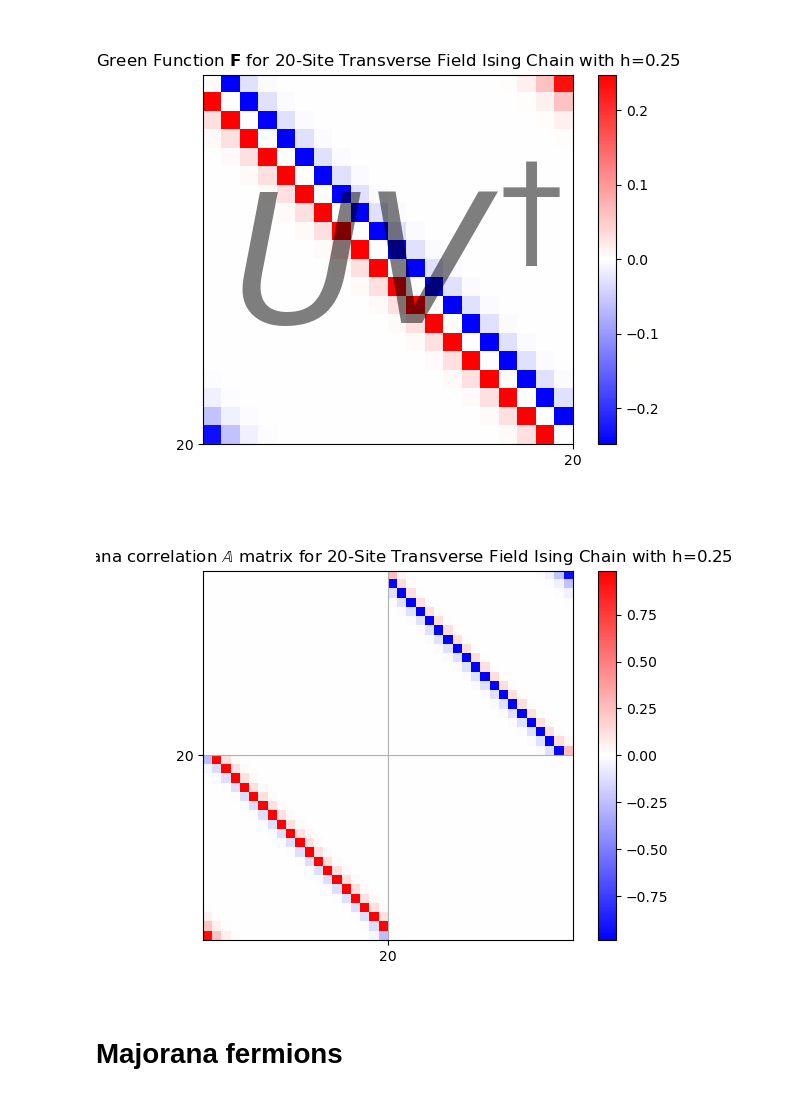
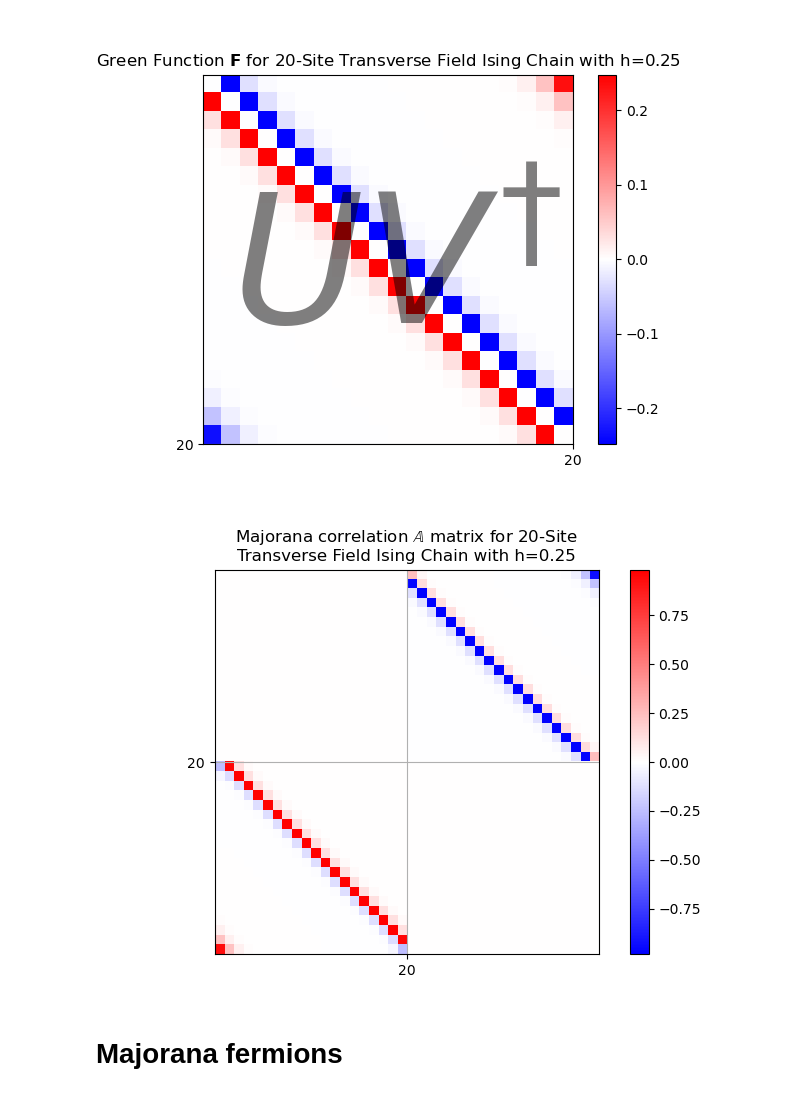
Before and after one commit to Skylines316/Quantum_Ising_Chain, a Jupyter notebook: IsingChain.ipynb, the cells around one changed output. Saved outputs shown, nothing was run; the diff lists cells and outputs as text; code cells hidden in the pictures.

```diff
--- a/IsingChain.ipynb
+++ b/IsingChain.ipynb
@@ -406,35 +406,36 @@ kappa = 1.
 HamToEnt = Hamiltonian(h, L, J, kappa, PBC=False)
 
 TR = np.array([[0.,1.],[0.,0.]])
 BL = np.array([[0.,0.],[1.,0.]])
 
 Id = np.eye(L)
 
 G,F = HamToEnt.greenFunc()
 
 A = (np.kron(TR,-Id+2*G-2*F) + np.kron(BL,Id-2*G-2*F))
 
 
 plt.figure()
-plt.title(r'Majorana correlation $\mathbb{A}$ matrix for ' + str(L) + r'-Site Transverse Field Ising Chain with h='+ str(h))
+plt.title(r'Majorana correlation $\mathbb{A}$ matrix for ' + str(L) + r'-Site' +'\n'+'Transverse Field Ising Chain with h='+ str(h))
 
 plt.imshow(A,interpolation='none',cmap='bwr', norm=matplotlib.colors.CenteredNorm())
 plt.xticks([L-0.5],[L])
 plt.yticks([L-0.5],[L])
 plt.colorbar()
 plt.grid(True)
+plt.tight_layout()
 plt.show()
 
 # B = diagonalization(1j*A)
 
 # A = B[0][L:]
 # ones = lambda x: np.abs(x-1.)>10**(-4)
 # S=(-1)*sum([(jj+1)/2.0*np.log((jj+1)/2.0)+(1-jj)/2.0*np.log((1-jj)/2.0) for jj in A if ones(jj)])
 
 # print(A)
 # print(S)
 # %% [output]
-[figure, old version]
+[figure, new version]
 # %% [markdown]
 # Majorana fermions
 # %%
```
Also changed, not shown: parts of 2 cells of this notebook.
